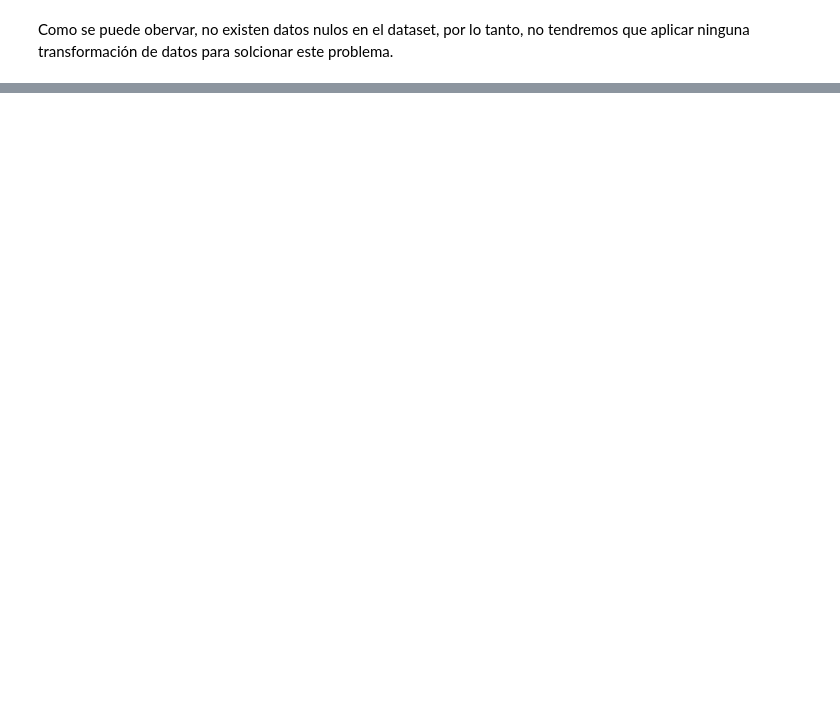
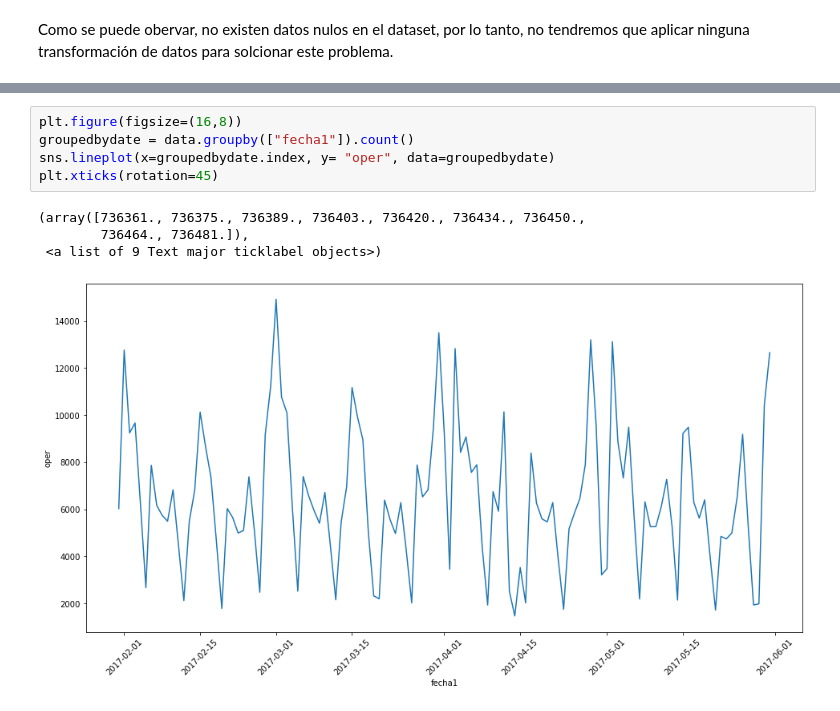
Before and after one commit to jmmendozae/DS_Projects_MM, a Jupyter notebook: Prueba_Porvenir.ipynb, the cells around one changed output, grey strips where cells are left out. Drawn from its saved outputs; the diff is of its cells as text; blank space fills up the shorter version.

```diff
--- a/Prueba_Porvenir.ipynb
+++ b/Prueba_Porvenir.ipynb
@@ -121,0 +140,10 @@ data.tail(50)
+# %%
+plt.figure(figsize=(16,8))
+groupedbydate = data.groupby(["fecha1"]).count()
+sns.lineplot(x=groupedbydate.index, y= "oper", data=groupedbydate)
+plt.xticks(rotation=45)
+# %% [output]
+(array([736361., 736375., 736389., 736403., 736420., 736434., 736450.,
+        736464., 736481.]),
+ <a list of 9 Text major ticklabel objects>)
+[figure, added]
```
Also changed, not shown: parts of 17 cells of this notebook.
